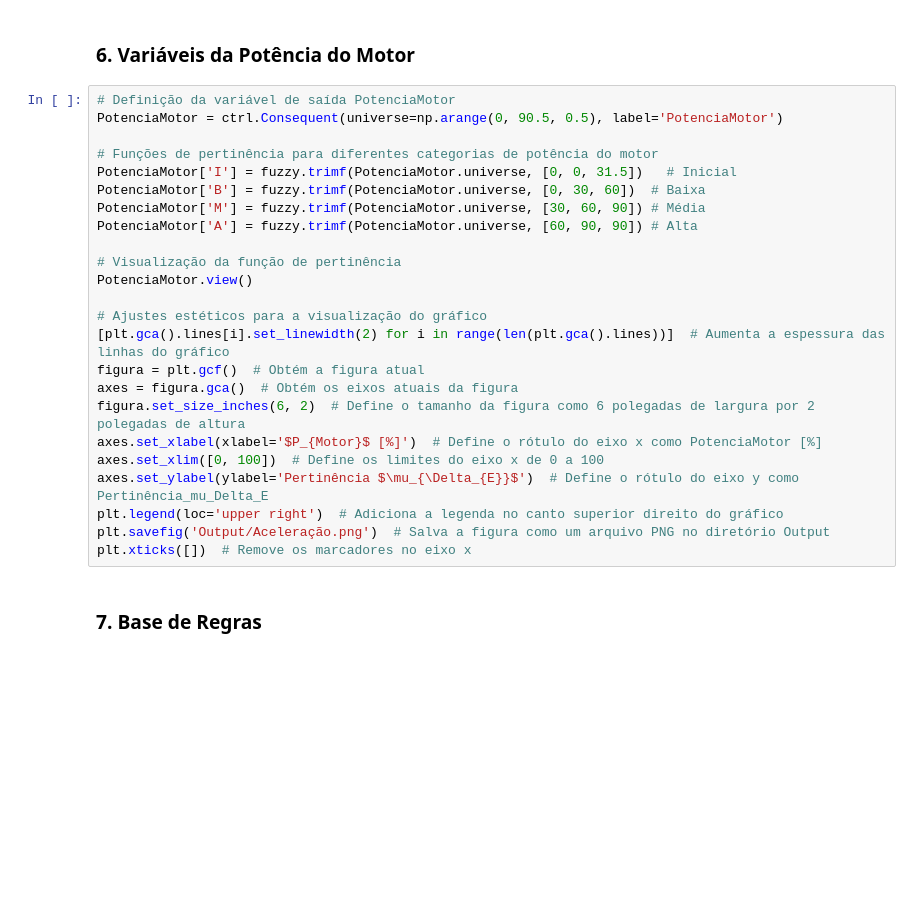
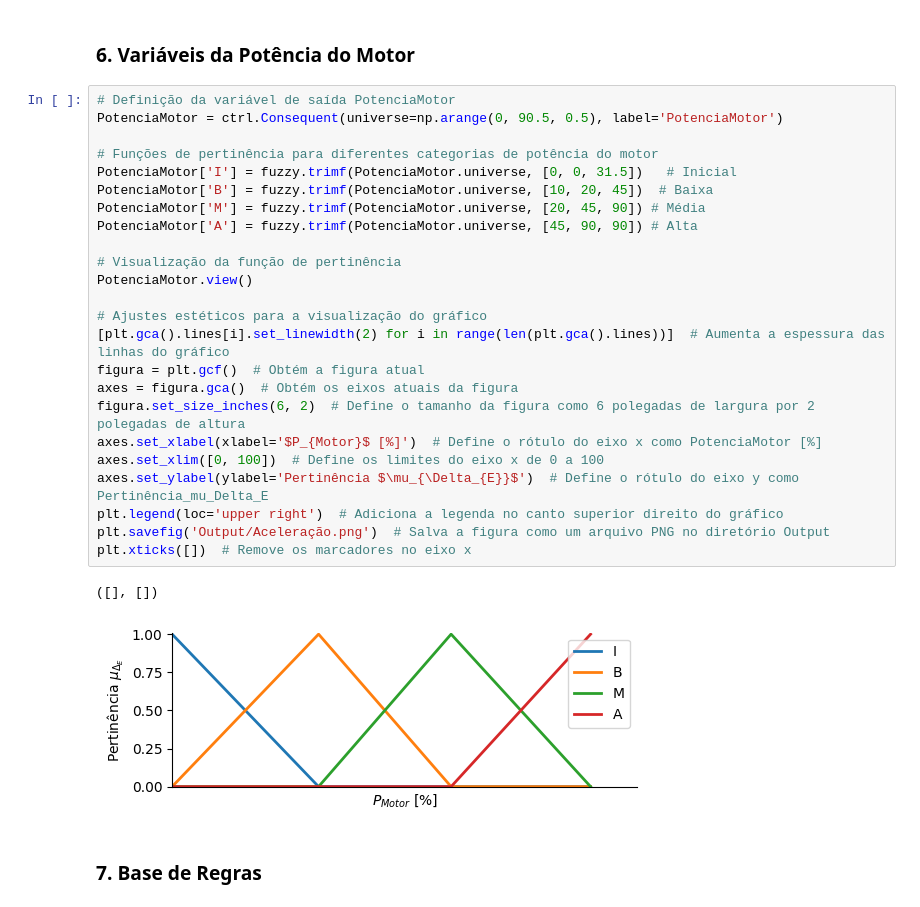
Before and after one commit to MathCarv/TrabalhoFuzzy, a Jupyter notebook: Fuzzy.ipynb, the cells around one changed output. Drawn from its saved outputs; the diff is of its cells as text; blank space fills up the shorter version.

```diff
--- a/Fuzzy.ipynb
+++ b/Fuzzy.ipynb
@@ -189,27 +209,30 @@ plt.xticks([])  # Remove os marcadores no eixo x
 # %%
 # Definição da variável de saída PotenciaMotor
 PotenciaMotor = ctrl.Consequent(universe=np.arange(0, 90.5, 0.5), label='PotenciaMotor')
 
 # Funções de pertinência para diferentes categorias de potência do motor
 PotenciaMotor['I'] = fuzzy.trimf(PotenciaMotor.universe, [0, 0, 31.5])   # Inicial
-PotenciaMotor['B'] = fuzzy.trimf(PotenciaMotor.universe, [0, 30, 60])  # Baixa
-PotenciaMotor['M'] = fuzzy.trimf(PotenciaMotor.universe, [30, 60, 90]) # Média
-PotenciaMotor['A'] = fuzzy.trimf(PotenciaMotor.universe, [60, 90, 90]) # Alta
+PotenciaMotor['B'] = fuzzy.trimf(PotenciaMotor.universe, [10, 20, 45])  # Baixa
+PotenciaMotor['M'] = fuzzy.trimf(PotenciaMotor.universe, [20, 45, 90]) # Média
+PotenciaMotor['A'] = fuzzy.trimf(PotenciaMotor.universe, [45, 90, 90]) # Alta
 
 # Visualização da função de pertinência
 PotenciaMotor.view()
 
 # Ajustes estéticos para a visualização do gráfico
 [plt.gca().lines[i].set_linewidth(2) for i in range(len(plt.gca().lines))]  # Aumenta a espessura das linhas do gráfico
 figura = plt.gcf()  # Obtém a figura atual
 axes = figura.gca()  # Obtém os eixos atuais da figura
 figura.set_size_inches(6, 2)  # Define o tamanho da figura como 6 polegadas de largura por 2 polegadas de altura
 axes.set_xlabel(xlabel='$P_{Motor}$ [%]')  # Define o rótulo do eixo x como PotenciaMotor [%]
 axes.set_xlim([0, 100])  # Define os limites do eixo x de 0 a 100
 axes.set_ylabel(ylabel='Pertinência $\mu_{\Delta_{E}}$')  # Define o rótulo do eixo y como Pertinência_mu_Delta_E
 plt.legend(loc='upper right')  # Adiciona a legenda no canto superior direito do gráfico
 plt.savefig('Output/Aceleração.png')  # Salva a figura como um arquivo PNG no diretório Output
 plt.xticks([])  # Remove os marcadores no eixo x
+# %% [output]
+([], [])
+[figure, added]
 # %% [markdown]
 ### 7. Base de Regras
 # %%
```
Also changed, not shown: parts of 7 cells of this notebook, 3 other files.
